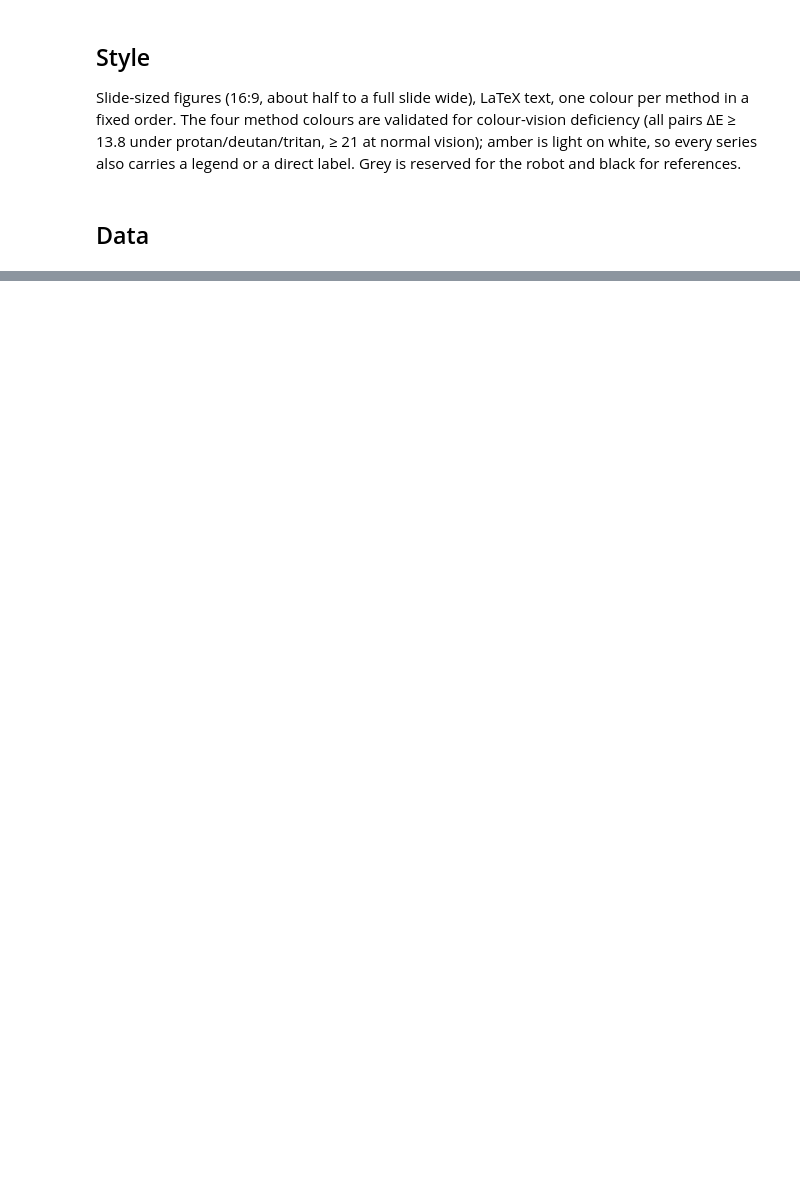
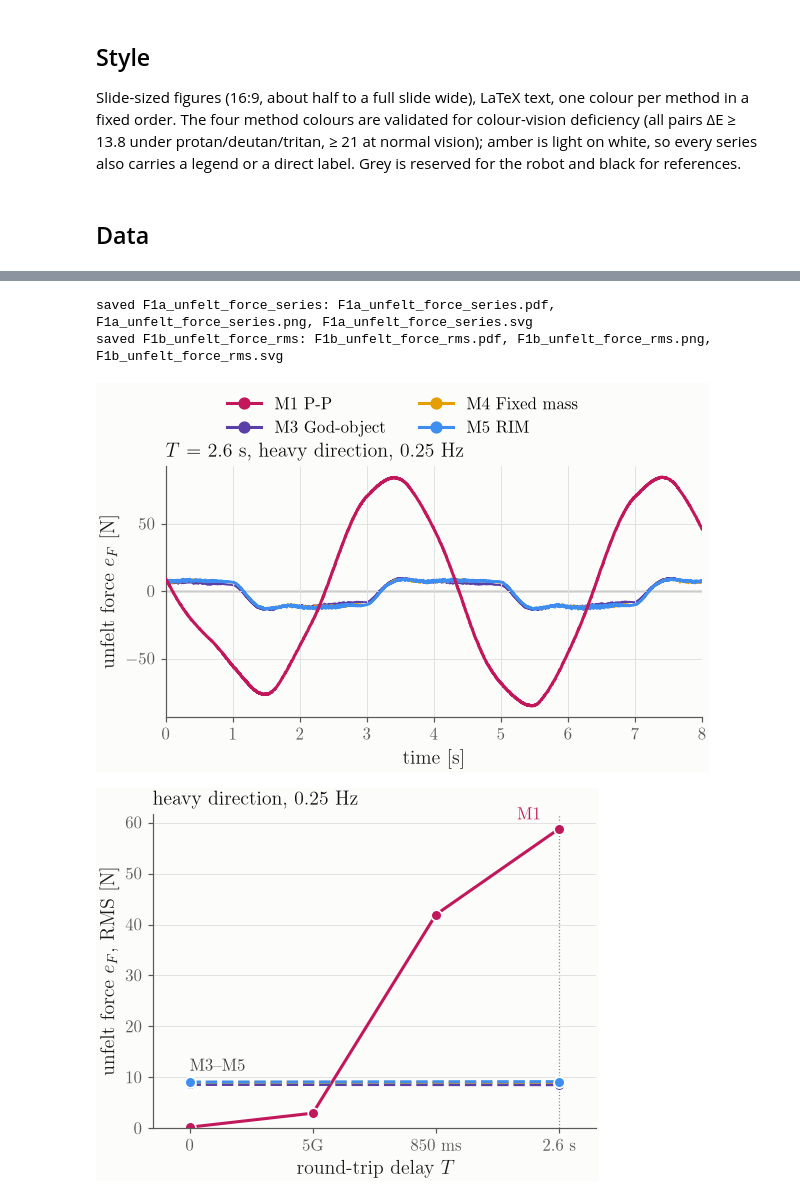
Before and after one commit to McGill-Applied-Dynamics-Lab/adl-ros2, a Jupyter notebook: experiments/rim-delays/analysis/talk_figures.ipynb, the cells around one changed output, grey strips where cells are left out. Saved outputs shown, nothing was run; the diff lists cells and outputs as text; code cells hidden in the pictures; blank space fills up the shorter version.

Commit message:
work on the figures

```diff
--- a/experiments/rim-delays/analysis/talk_figures.ipynb
+++ b/experiments/rim-delays/analysis/talk_figures.ipynb
@@ -50,11 +43,11 @@ from runs import load_run, surface_of  # noqa: E402
 ## Configuration
 # %%
 SESSIONS = {}  # exp -> a session file, to override the latest one (e.g. "e3": OUT / "robot/e3/sessions/<time>.txt")
-EXPERIMENTS = ("e1", "e2", "e3", "e4", "e6")
-FIG_DIR = HERE / "figures"  # analysis/figures
-FORMATS = ("pdf", "png")
+EXPERIMENTS = ("e1", "e3")  # the sessions the talk figures read
+FIG_DIR = HERE / "figures" / "talk"  # analysis/figures/talk
+FORMATS = ("pdf", "png", "svg")  # svg: to edit in Inkscape
 MODEL_CACHE = HERE / "model_cache.json"  # the arm's Λ at the positions the figures need (committed)
-FIG_DIR.mkdir(exist_ok=True)
+FIG_DIR.mkdir(parents=True, exist_ok=True)
 
 
 def session(exp: str) -> Path:
@@ -198,16 +188,11 @@ def save(fig, name: str) -> None:
 # %% [markdown]
 ## Data
 # %%
-tables = {}
-RECOMPUTE = {"e3": exp_metrics.e3}  # E3 runs analysed before hold_latency_ms existed lack it
-for exp in EXPERIMENTS:
-    df = load_table(RUNS[exp], RECOMPUTE.get(exp))
+tables = {exp: load_table(RUNS[exp]) for exp in EXPERIMENTS}
+for df in tables.values():
     df["T"] = df.rtt.map(delay_key)
-    tables[exp] = df
-e1, e2, e3, e4, e6 = (tables[k] for k in ("e1", "e2", "e3", "e4", "e6"))
+e1, e3 = tables["e1"], tables["e3"]
 e1["direction"] = e1.label.str.split("_").str[0]
 e3["steady"] = e3.label.fillna("").str.endswith("steady")
-e2["method"] = np.where(e2.label.fillna("") == "free", "proxy-rim-free", e2.method)
-e4 = e4[e4.label.fillna("") == "zdither"].reset_index(drop=True)
 print({k: len(v) for k, v in tables.items()})
 # %% [output]
@@ -295,0 +206,54 @@ table. Bottom: the force the operator felt and the robot's table force $-F_{osc,
+# %%
+HEAVY = e1[(e1.direction == "heavy") & np.isclose(e1.frequency_hz, 0.25)]
+T_SERIES = "2600"  # the delay of the time series: the one where all four methods were run
+SHOW_S = 8.0  # two cycles
+
+
+def eF_series(run):
+    """e_F along the motion over the full-amplitude cycles, time from the first of them."""
+    seg = exp_metrics._segment(run, "_Oscillation")
+    e = M.unfelt_force(run)
+    t0, t1 = seg.t0 + seg.ramp_s, seg.t0 + seg.duration - seg.ramp_s
+    w = (e["t"] >= t0) & (e["t"] <= t1)
+    return e["t"][w] - t0, e["e_F"][w] @ seg.direction
+
+
+# F1a: e_F(t), M1 in front of the others so its swing reads against the friction band
+fig, ax = plt.subplots(figsize=(HALF_W + 1.0, 3.6), layout="constrained")
+for m in ("proxy-god-object", "proxy-fixed-mass", "proxy-rim", "zoh"):
+    run = load_run(HEAVY[(HEAVY["T"] == T_SERIES) & (HEAVY.method == m)].dir.iloc[0])
+    t, e = eF_series(run)
+    k = t <= SHOW_S
+    ax.plot(t[k], e[k], color=COLORS[m], lw={"zoh": 2.0, "proxy-rim": 1.8}.get(m, 1.2), zorder={"zoh": 3, "proxy-rim": 2}.get(m, 1))
+ax.axhline(0, color=REF, lw=0.8, zorder=0)
+ax.set_xlim(0, SHOW_S)
+ax.set_xlabel("time [s]")
+ax.set_ylabel(r"unfelt force $e_F$ [N]")
+ax.set_title(rf"$T$ = {int(T_SERIES) / 1e3:g} s, heavy direction, 0.25 Hz")
+fig.legend(
+    handles=[Line2D([], [], color=COLORS[m], marker="o", lw=2, label=LABELS[m]) for m in METHODS],
+    loc="outside upper center", ncol=2, fontsize=11,
+)
+save(fig, "F1a_unfelt_force_series")
+
+# F1b: RMS against the delay, the time series' delay marked
+fig, ar = plt.subplots(figsize=(HALF_W, 3.6), layout="constrained")
+xs = delay_axis(ar, HEAVY["T"])
+for m in METHODS:
+    s = HEAVY[HEAVY.method == m].set_index("T").reindex([k for k in xs if k in set(HEAVY[HEAVY.method == m]["T"])])
+    ar.plot([xs[k] for k in s.index], s.eF_n_rms, "-" if m == "zoh" else "--", marker="o", color=COLORS[m], ms=7,
+            mec="white", mew=1.1, zorder=3 if m == "proxy-rim" else 2)
+ar.axvline(xs[T_SERIES], color="0.55", lw=0.8, ls=":", zorder=0)
+ar.set_ylabel(r"unfelt force $e_F$, RMS [N]")
+ar.set_ylim(0, None)
+ar.set_title("heavy direction, 0.25 Hz")
+ar.annotate("M3–M5", (xs["0"], HEAVY[HEAVY.method != "zoh"].eF_n_rms.mean()), xytext=(0, 8),
+            textcoords="offset points", ha="left", color="0.25", fontsize=11)
+ar.annotate("M1", (xs[T_SERIES], HEAVY[(HEAVY.method == "zoh") & (HEAVY["T"] == T_SERIES)].eF_n_rms.iloc[0]),
+            xytext=(-12, 4), textcoords="offset points", ha="right", va="bottom", color=COLORS["zoh"], fontsize=11)
+save(fig, "F1b_unfelt_force_rms")
+# %% [output]
+saved F1a_unfelt_force_series: F1a_unfelt_force_series.pdf, F1a_unfelt_force_series.png, F1a_unfelt_force_series.svg
+saved F1b_unfelt_force_rms: F1b_unfelt_force_rms.pdf, F1b_unfelt_force_rms.png, F1b_unfelt_force_rms.svg
+[figure, added]
+[figure, added]
```
Also changed, not shown: parts of 31 cells of this notebook, 27 other files.
